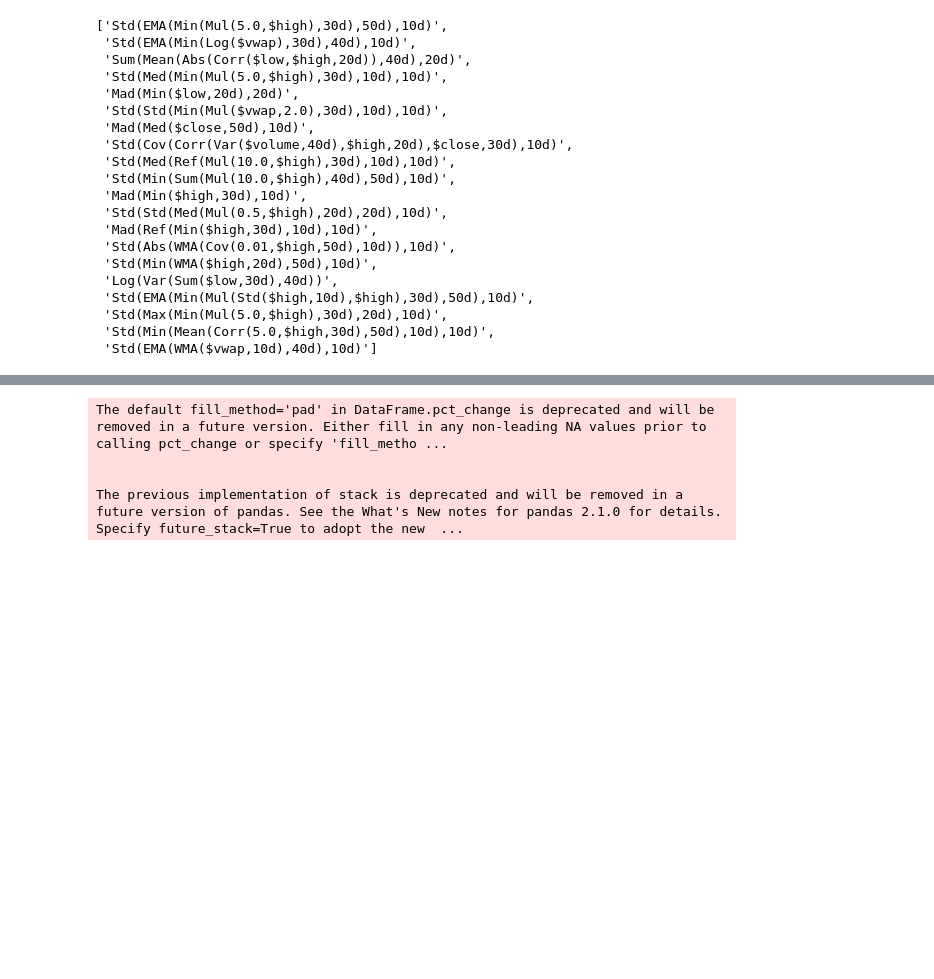
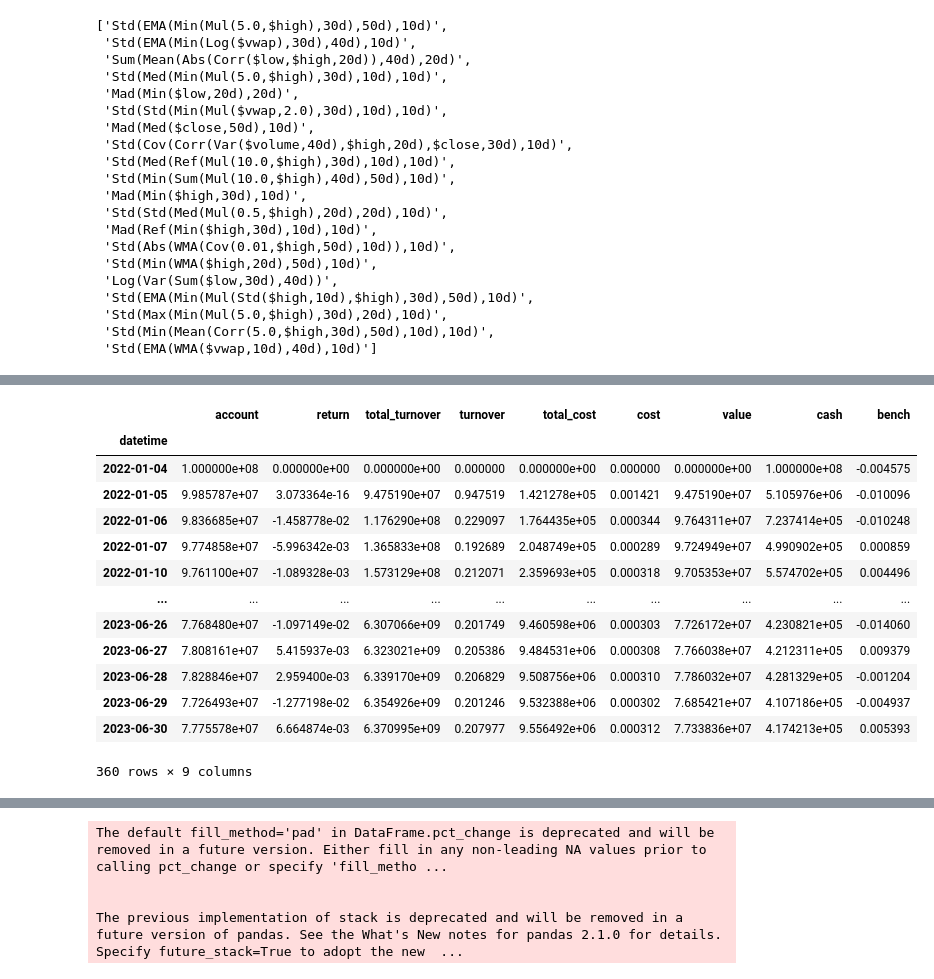
Before and after one commit to Ty-Wattana/alphadeepex, a Jupyter notebook: report.ipynb, the cells around one changed output, grey strips where cells are left out. Saved outputs shown, nothing was run; the diff lists cells and outputs as text; code cells hidden in the pictures; blank space fills up the shorter version.

```diff
--- a/report.ipynb
+++ b/report.ipynb
@@ -322,3 +332,26 @@ boot_report
+# %%
+import pickle
+
+file_path = f'out/backtests/{ex_num}/mcts/0-report.pkl'
+
+with open(file_path, 'rb') as file:
+    riskminer_report = pickle.load(file)
+riskminer_report
+# %% [output]
+|  | account | return | total_turnover | turnover | total_cost | cost | value | cash | bench |
+| datetime |  |  |  |  |  |  |  |  |  |
+| 2022-01-04 | 1.000000e+08 | 0.000000e+00 | 0.000000e+00 | 0.000000 | 0.000000e+00 | 0.000000 | 0.000000e+00 | 1.000000e+08 | -0.004575 |
+| 2022-01-05 | 9.985787e+07 | 3.073364e-16 | 9.475190e+07 | 0.947519 | 1.421278e+05 | 0.001421 | 9.475190e+07 | 5.105976e+06 | -0.010096 |
+| 2022-01-06 | 9.836685e+07 | -1.458778e-02 | 1.176290e+08 | 0.229097 | 1.764435e+05 | 0.000344 | 9.764311e+07 | 7.237414e+05 | -0.010248 |
+| 2022-01-07 | 9.774858e+07 | -5.996342e-03 | 1.365833e+08 | 0.192689 | 2.048749e+05 | 0.000289 | 9.724949e+07 | 4.990902e+05 | 0.000859 |
+| 2022-01-10 | 9.761100e+07 | -1.089328e-03 | 1.573129e+08 | 0.212071 | 2.359693e+05 | 0.000318 | 9.705353e+07 | 5.574702e+05 | 0.004496 |
+| ... | ... | ... | ... | ... | ... | ... | ... | ... | ... |
+| 2023-06-26 | 7.768480e+07 | -1.097149e-02 | 6.307066e+09 | 0.201749 | 9.460598e+06 | 0.000303 | 7.726172e+07 | 4.230821e+05 | -0.014060 |
+| 2023-06-27 | 7.808161e+07 | 5.415937e-03 | 6.323021e+09 | 0.205386 | 9.484531e+06 | 0.000308 | 7.766038e+07 | 4.212311e+05 | 0.009379 |
+| 2023-06-28 | 7.828846e+07 | 2.959400e-03 | 6.339170e+09 | 0.206829 | 9.508756e+06 | 0.000310 | 7.786032e+07 | 4.281329e+05 | -0.001204 |
+| 2023-06-29 | 7.726493e+07 | -1.277198e-02 | 6.354926e+09 | 0.201246 | 9.532388e+06 | 0.000302 | 7.685421e+07 | 4.107186e+05 | -0.004937 |
+| 2023-06-30 | 7.775578e+07 | 6.664874e-03 | 6.370995e+09 | 0.207977 | 9.556492e+06 | 0.000312 | 7.733836e+07 | 4.174213e+05 | 0.005393 |
+360 rows × 9 columns
 # %%
 import pickle
 
```
Also changed, not shown: parts of 14 cells of this notebook, 2 other files.
